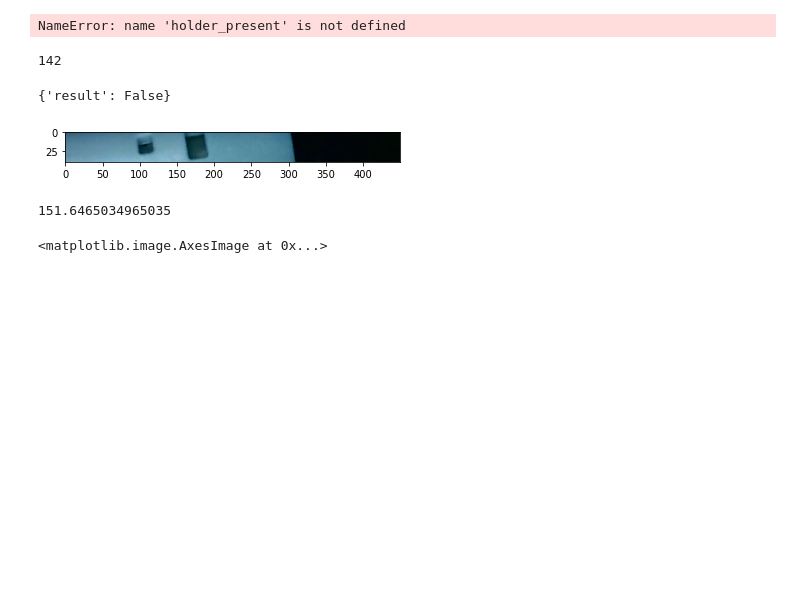
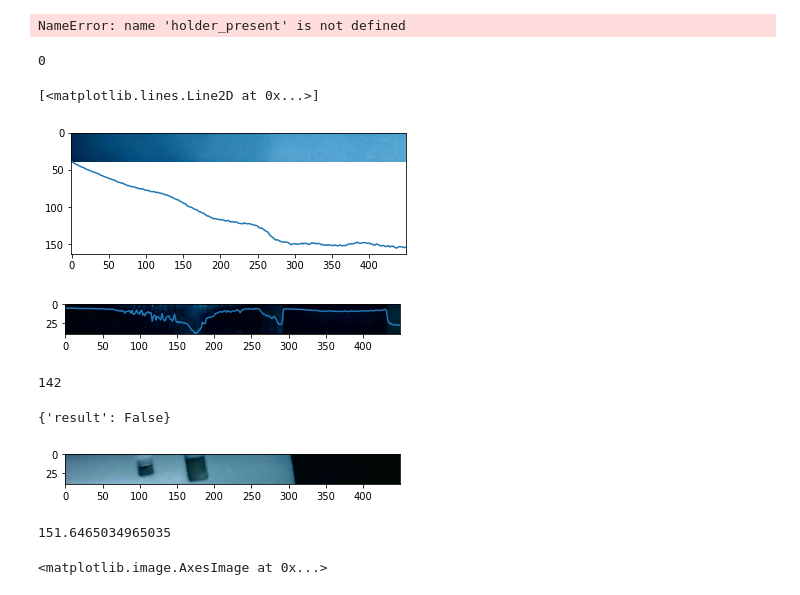
Before and after one commit to hamedty/pm, a Jupyter notebook: server/vision/empty_detection.ipynb, the cells around one changed output. Saved outputs shown, nothing was run; the diff lists cells and outputs as text; code cells hidden in the pictures; blank space fills up the shorter version.

```diff
--- a/server/vision/empty_detection.ipynb
+++ b/server/vision/empty_detection.ipynb
@@ -28,6 +28,38 @@ for node in annotation:
     print(holder_present(frame, direction, x0, dx))
 # %% [output]
 NameError: name 'holder_present' is not defined
+# %%
+import json
+import glob
+import matplotlib.pyplot as plt
+import cv2
+annotation = json.loads(open('annotaion.json').read())
+full = cv2.imread('../dump/sitright.png')
+empty = cv2.imread('../dump/empty.png')
+roi_dosing = annotation['106']['dosing_roi']
+
+y_margin = 40
+direction = 'riu'
+
+y0 = int(roi_dosing['y0'] + (roi_dosing['dy'] / 2) - y_margin / 2)
+dy = y_margin
+dx = 450
+x0 = (640 - dx - 40) if direction == 'liu' else 40
+# full = full[y0:y0+dy, x0:x0+dx,:]
+empty = empty[y0:y0+dy, x0:x0+dx,:]
+plt.imshow(full)
+frame = full.mean(axis=2).mean(axis=0)
+print((frame<25).sum())
+plt.plot(frame)
+plt.figure()
+plt.imshow(empty)
+frame = empty.mean(axis=2).mean(axis=0)
+plt.plot(frame)
+# %% [output]
+0
+[<matplotlib.lines.Line2D at 0x...>]
+[figure, added]
+[figure, added]
 # %%
 frame = cv2.imread('empty2.png')
 frame = frame[120:160,640-450:640,:]
```
Also changed, not shown: 12 other files.
